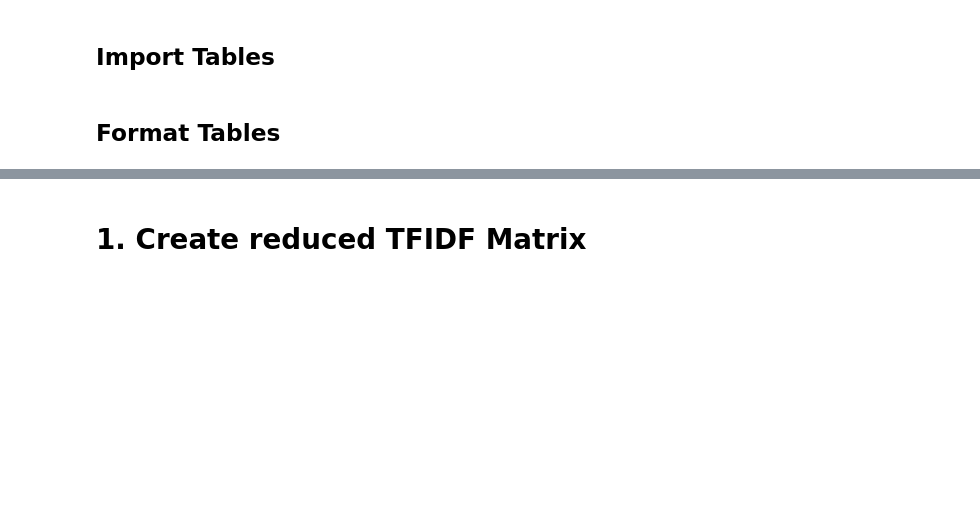
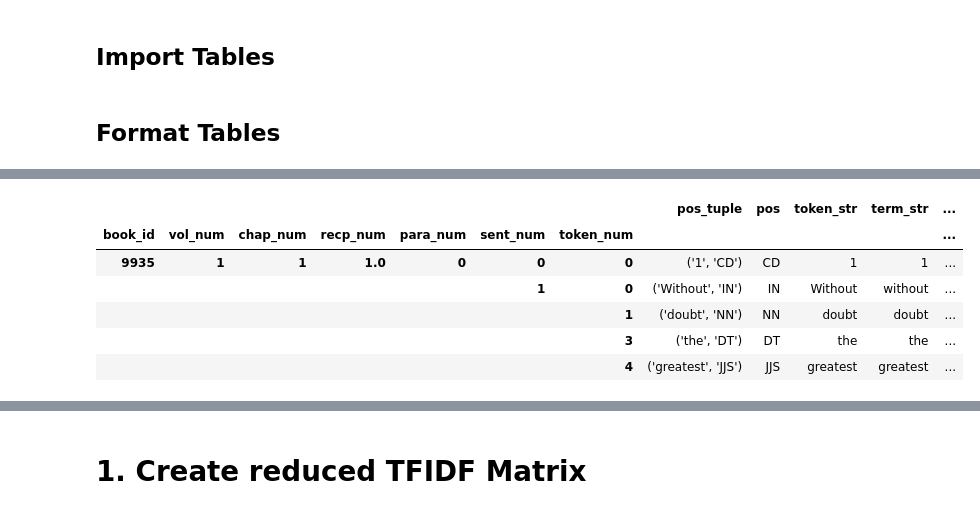
Before and after one commit to brigittehogan/Cookbook-Analytics, a Jupyter notebook: PCA.ipynb, the cells around one changed output, grey strips where cells are left out. Cells and saved outputs as stored; diff of their text form; code cells hidden in the pictures; blank space fills up the shorter version.

```diff
--- a/PCA.ipynb
+++ b/PCA.ipynb
@@ -201,0 +204,10 @@ TOKEN = TOKEN.rename(columns={"book": "book_id","chapter": "chap_num"}).set_inde
+# %%
+TOKENS.head()
+# %% [output]
+|  |  |  |  |  |  |  | pos_tuple | pos | token_str | term_str | ... |
+| book_id | vol_num | chap_num | recp_num | para_num | sent_num | token_num |  |  |  |  | ... |
+| 9935 | 1 | 1 | 1.0 | 0 | 0 | 0 | ('1', 'CD') | CD | 1 | 1 | ... |
+|  |  |  |  |  | 1 | 0 | ('Without', 'IN') | IN | Without | without | ... |
+|  |  |  |  |  |  | 1 | ('doubt', 'NN') | NN | doubt | doubt | ... |
+|  |  |  |  |  |  | 3 | ('the', 'DT') | DT | the | the | ... |
+|  |  |  |  |  |  | 4 | ('greatest', 'JJS') | JJS | greatest | greatest | ... |
```
Also changed, not shown: parts of 34 cells of this notebook.
